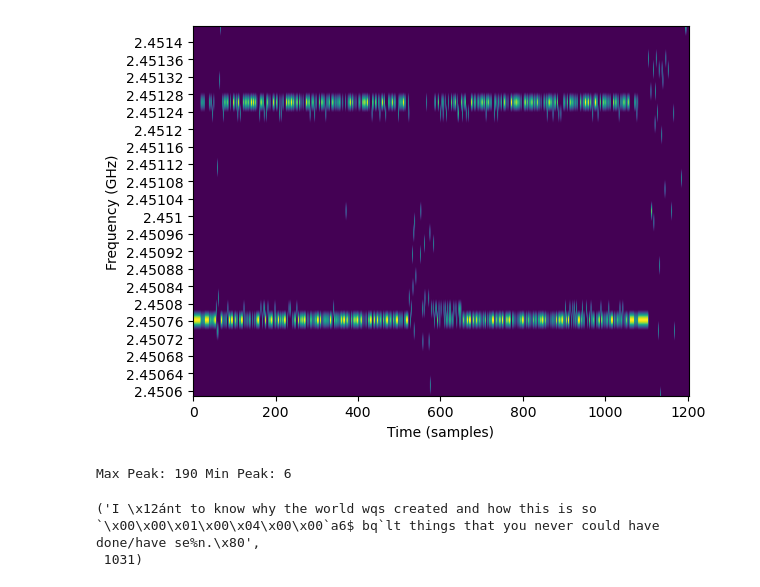
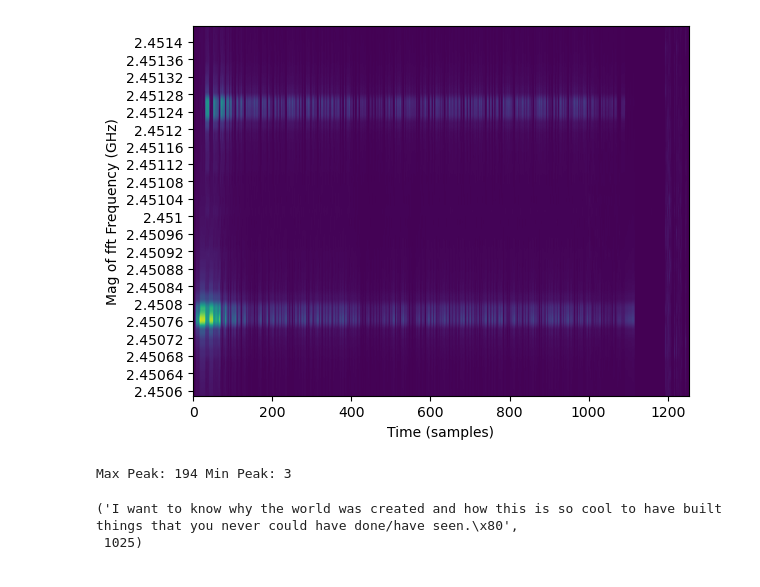
Before and after one commit to mkashani-phd/Secure_Wireless_Relay, a Jupyter notebook: rx.ipynb, the cells around one changed output. Cells and saved outputs as stored; diff of their text form; code cells hidden in the pictures.

```diff
--- a/rx.ipynb
+++ b/rx.ipynb
@@ -33,12 +33,12 @@ RX_RATE = 5e6
 LINIENT = 10
 mimo = False
 file_name = "test"
-acq_time = 2 # in second
+acq_time = 12 # in second
 
 FFT_SIZE = int(TX_SPS * RX_RATE/TX_RATE)
 FREQ_DEVIATION_PRECENTAGE = 8/100
 
-gain = 76 # max gain is 76
+gain = 'agc' # max gain is 76
 
 # THRESHOLD = 0
 
@@ -299,48 +297,47 @@ File name has a correct format!
 window = FFT_SIZE
 slide = FFT_SIZE
 frame2 = frame.copy()
-frame2 = frame2[:]
+frame2 = frame2[100:]
 def fft_max_peak(frame,window,slide):
     fft = np.fft.fftshift(np.fft.fft(frame[:window]))
     peak = np.argmax(np.abs(fft))
-    fft[peak] = 1
-    fft[fft!=1] = 0
+
     return fft, peak
 
 def decision(peak, threshold):
     return 0 if peak < threshold else 1
 
 res= []
 fft,peak = fft_max_peak(frame2,window,slide)
 
 maxPeak = peak
 minPeak = peak
 res.append(decision(peak = peak, threshold=window//2))
 for i in range(slide,len(frame2)-window,slide):
     fft2, peak  = fft_max_peak(frame2[i:i+window],window,slide)
     if peak > maxPeak:
         maxPeak = peak
     if peak < minPeak:
         minPeak = peak
     res.append(decision(peak=peak, threshold=window//2))
     fft = np.vstack((fft,fft2))
 plt.imshow(np.transpose(np.abs(fft)),aspect='auto')
 plt.ylim()
 
 custom_y_labels =  np.round(np.linspace(FREQ-RX_RATE//2,FREQ+RX_RATE//2,125) / 1e9, 5)
 
 plt.gca().set_yticks(np.linspace(0, fft.shape[1] - 1, len(custom_y_labels)))  # Evenly distribute ticks
 plt.gca().set_yticklabels([f"{float(label)}" for label in custom_y_labels])  # Custom labels as strings
-plt.ylabel("Frequency (GHz)")
+plt.ylabel("Mag of fft Frequency (GHz)")
 plt.xlabel("Time (samples)")
 plt.ylim(FFT_SIZE//2-FREQ_DEVIATION_PRECENTAGE*FFT_SIZE - 1,FFT_SIZE//2+FREQ_DEVIATION_PRECENTAGE*FFT_SIZE  + 1)
 
 plt.show()
 
 print("Max Peak: " + str(maxPeak), "Min Peak: " + str(minPeak))
 # %% [output]
-[figure, old version]
+[figure, new version]
-Max Peak: 190 Min Peak: 6
+Max Peak: 194 Min Peak: 3
 # %%
 def find_subarray(data, sub):
     """
@@ -393,10 +390,11 @@ def bits_to_string(bit_list):
     return "".join(chars)
 # %%
 preamble = PREAMBLE [-21:]
-postamble = PREAMBLE[30::-1]
+postamble = PREAMBLE[36::-1]
 frame_only = get_frame(res, preamble, postamble, include_markers=False)
 
-bits_to_string(frame_only), len(frame_only)
+recovered_msg = bits_to_string(frame_only), len(frame_only)
+recovered_msg
 # %% [output]
-('I \x12ánt to know why the world wqs created and how this is so `\x00\x00\x01\x00\x04\x00\x00`a6$ bq`lt things that you never could have done/have se%n.\x80',
- 1031)
+('I want to know why the world was created and how this is so cool to have built things that you never could have done/have seen.\x80',
+ 1025)
```
Also changed, not shown: parts of 3 cells of this notebook, 1 other file.
